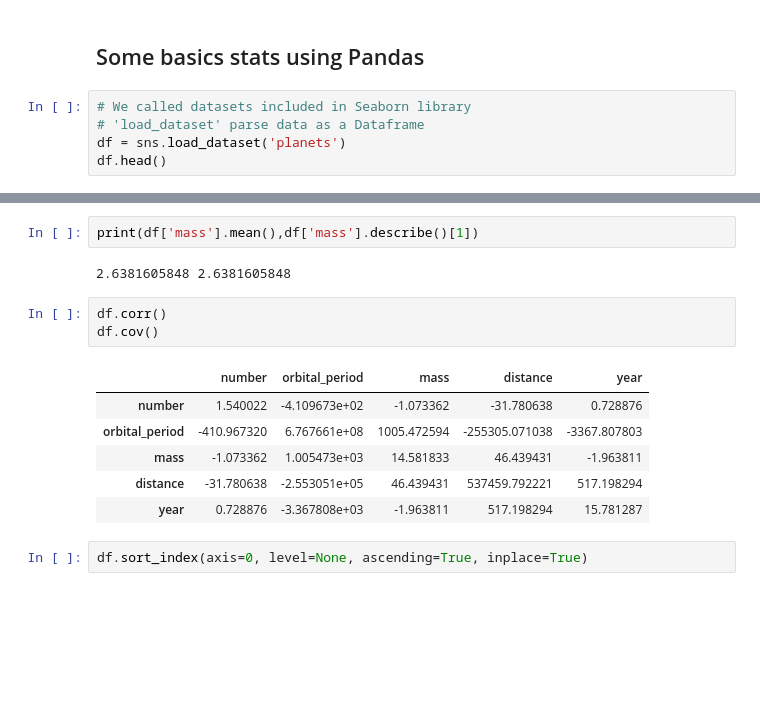
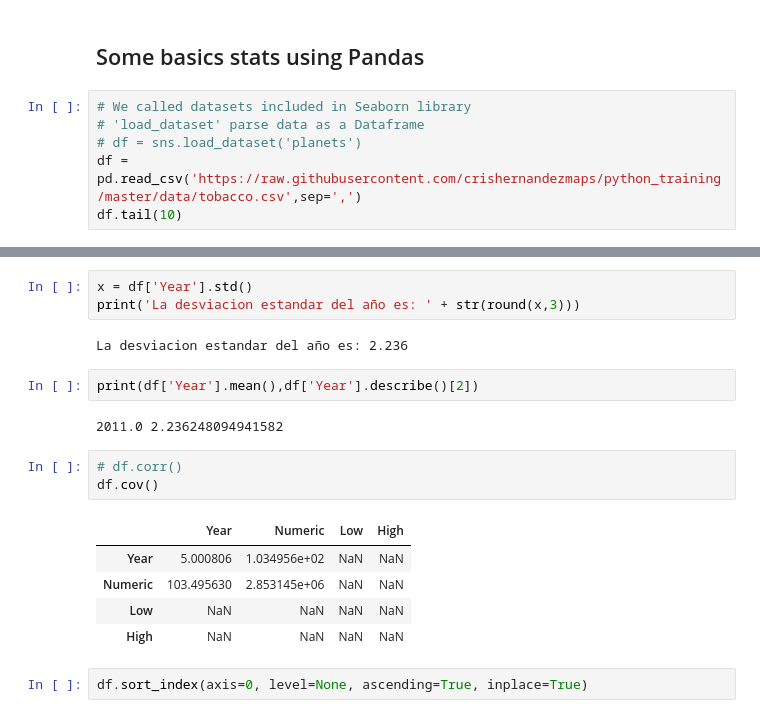
Before and after one commit to crishernandezmaps/python_training, a Jupyter notebook: pandas_03.ipynb, the cells around one changed output, grey strips where cells are left out. Cells and saved outputs as stored; diff of their text form; blank space fills up the shorter version.

```diff
--- a/pandas_03.ipynb
+++ b/pandas_03.ipynb
@@ -22,6 +22,7 @@ import matplotlib.pyplot as plt
 # %%
 # We called datasets included in Seaborn library
 # 'load_dataset' parse data as a Dataframe
-df = sns.load_dataset('planets')
-df.head()
+# df = sns.load_dataset('planets')
+df = pd.read_csv('https://raw.githubusercontent.com/crishernandezmaps/python_training/master/data/tobacco.csv',sep=',')
+df.tail(10)
 # %% [output]
@@ -59,19 +79,23 @@ df['mass'].count()
 # %% [output]
 513
+# %%
+x = df['Year'].std()
+print('La desviacion estandar del año es: ' + str(round(x,3)))
+# %% [output]
+La desviacion estandar del año es: 2.236
 # %%
-print(df['mass'].mean(),df['mass'].describe()[1])
+print(df['Year'].mean(),df['Year'].describe()[2])
 # %% [output]
-2.6381605848 2.6381605848
+2011.0 2.236248094941582
 # %%
-df.corr()
+# df.corr()
 df.cov()
 # %% [output]
-|  | number | orbital_period | mass | distance | year |
-| number | 1.540022 | -4.109673e+02 | -1.073362 | -31.780638 | 0.728876 |
-| orbital_period | -410.967320 | 6.767661e+08 | 1005.472594 | -255305.071038 | -3367.807803 |
-| mass | -1.073362 | 1.005473e+03 | 14.581833 | 46.439431 | -1.963811 |
-| distance | -31.780638 | -2.553051e+05 | 46.439431 | 537459.792221 | 517.198294 |
-| year | 0.728876 | -3.367808e+03 | -1.963811 | 517.198294 | 15.781287 |
+|  | Year | Numeric | Low | High |
+| Year | 5.000806 | 1.034956e+02 | NaN | NaN |
+| Numeric | 103.495630 | 2.853145e+06 | NaN | NaN |
+| Low | NaN | NaN | NaN | NaN |
+| High | NaN | NaN | NaN | NaN |
 # %%
 df.sort_index(axis=0, level=None, ascending=True, inplace=True)
 # %%
```
Also changed, not shown: parts of 5 cells of this notebook, 3 other files.
